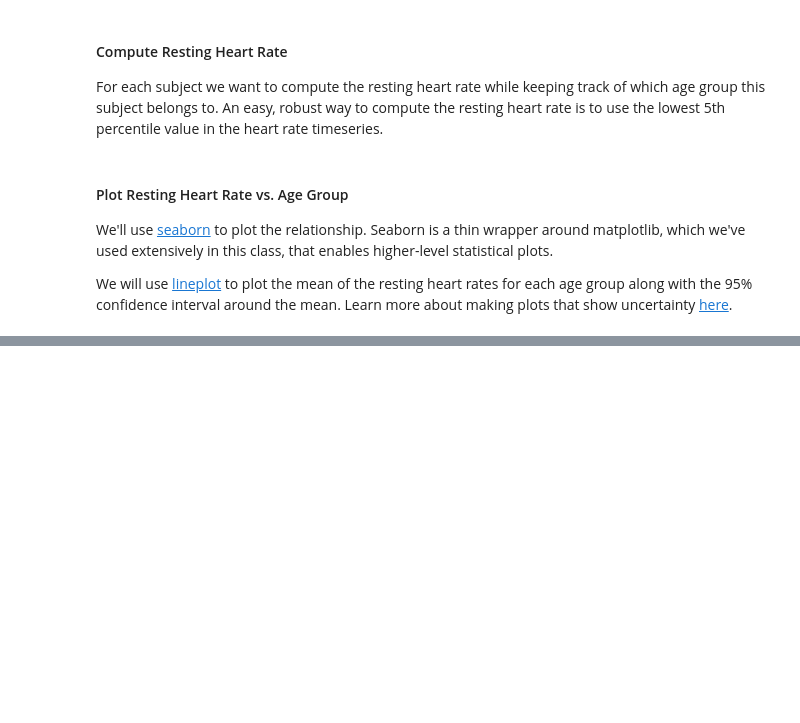
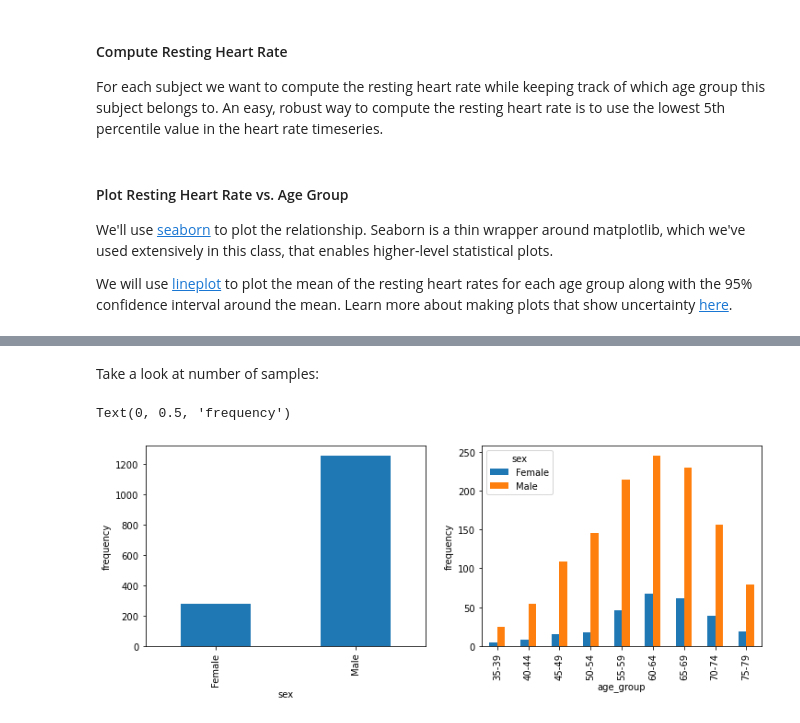
Before and after one commit to phthaloc/nd320-c4-wearable-data-project-starter, a Jupyter notebook: part_2/clinical_app_starter.ipynb, the cells around one changed output, grey strips where cells are left out. Saved outputs shown, nothing was run; the diff lists cells and outputs as text; code cells hidden in the pictures; blank space fills up the shorter version.

```diff
--- a/part_2/clinical_app_starter.ipynb
+++ b/part_2/clinical_app_starter.ipynb
@@ -98,3 +102,14 @@ _ = plt.xticks(np.arange(len(labels)), labels)
+# %% [markdown]
+Take a look at number of samples:
+# %%
+figure, axarr = plt.subplots(1, 2, figsize=(12, 4))
+df.groupby('sex').size().plot(kind='bar', ax=axarr[0])
+axarr[0].set_ylabel('frequency')
+df.groupby(['age_group', 'sex']).size().unstack().plot(kind='bar', ax=axarr[1])
+axarr[1].set_ylabel('frequency')
+# %% [output]
+Text(0, 0.5, 'frequency')
+[figure, added]
 # %% [markdown]
 ### Clinical Conclusion
 Answer the following prompts to draw a conclusion about the data.
```
Also changed, not shown: parts of 6 cells of this notebook.
